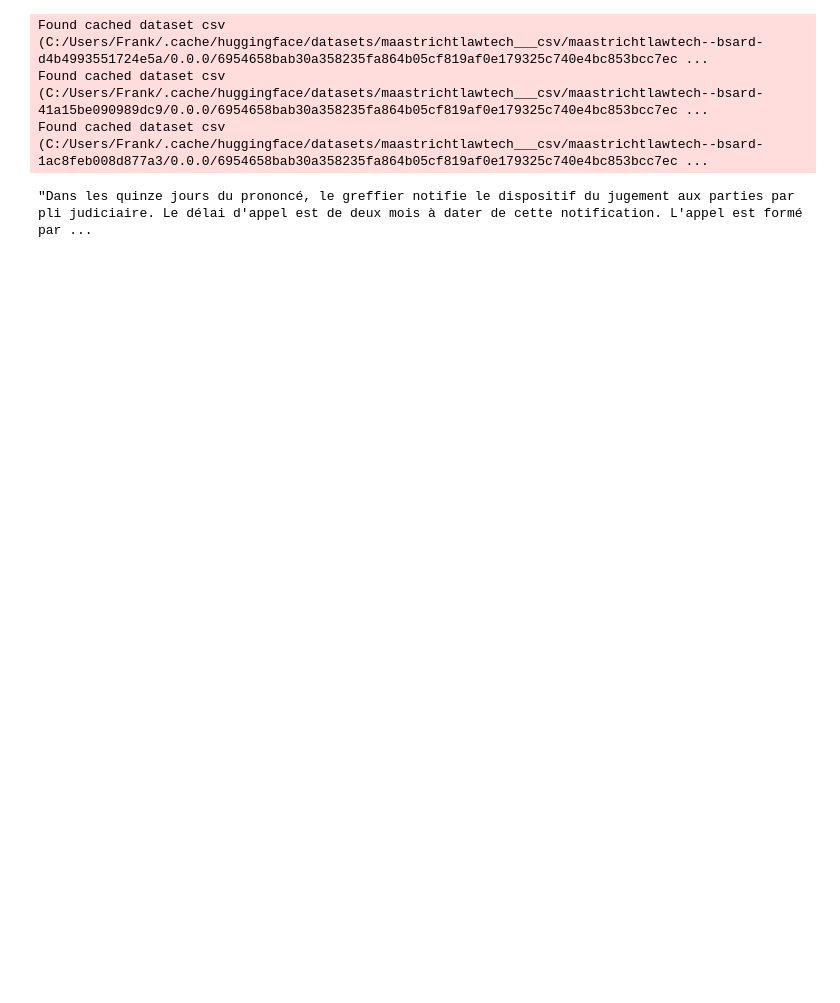
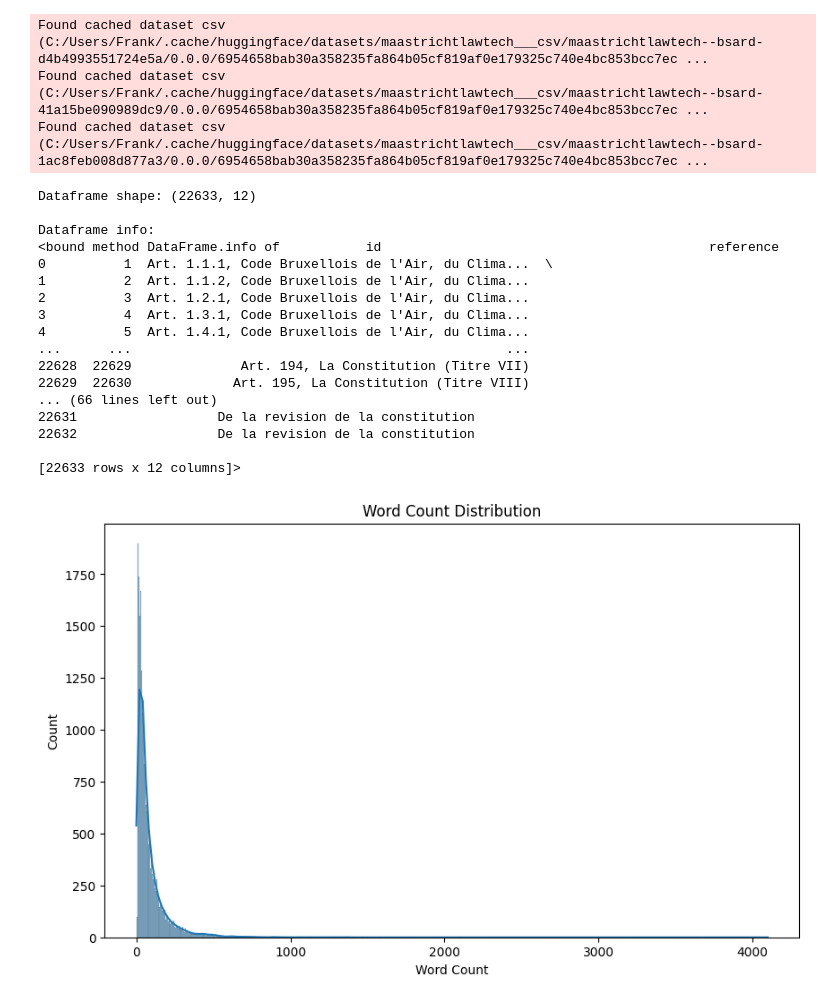
Before and after one commit to franklinrw/Sherlock-Hemlock, a Jupyter notebook: eda.ipynb, the cells around one changed output. Drawn from its saved outputs; the diff is of its cells as text; code cells hidden in the pictures; blank space fills up the shorter version.

```diff
--- a/eda.ipynb
+++ b/eda.ipynb
@@ -24,12 +23,78 @@ from wordcloud import WordCloud
 # %%
-q_train = load_dataset("maastrichtlawtech/bsard", data_files="questions_fr_train.csv", split="train")
-q_test = load_dataset("maastrichtlawtech/bsard", data_files="questions_fr_test.csv", split="train")
-articles = load_dataset("maastrichtlawtech/bsard", data_files="articles_fr.csv", split="train")
+q_train = load_dataset("maastrichtlawtech/bsard", data_files="questions_fr_train.csv", split="train").to_pandas()
+q_test = load_dataset("maastrichtlawtech/bsard", data_files="questions_fr_test.csv", split="train").to_pandas()
+articles = load_dataset("maastrichtlawtech/bsard", data_files="articles_fr.csv", split="train").to_pandas()
 # %% [output]
 Found cached dataset csv (C:/Users/Frank/.cache/huggingface/datasets/maastrichtlawtech___csv/maastrichtlawtech--bsard-d4b4993551724e5a/0.0.0/6954658bab30a358235fa864b05cf819af0e179325c740e4bc853bcc7ec ...
 Found cached dataset csv (C:/Users/Frank/.cache/huggingface/datasets/maastrichtlawtech___csv/maastrichtlawtech--bsard-41a15be090989dc9/0.0.0/6954658bab30a358235fa864b05cf819af0e179325c740e4bc853bcc7ec ...
 Found cached dataset csv (C:/Users/Frank/.cache/huggingface/datasets/maastrichtlawtech___csv/maastrichtlawtech--bsard-1ac8feb008d877a3/0.0.0/6954658bab30a358235fa864b05cf819af0e179325c740e4bc853bcc7ec ...
-# %%
-articles[1000]["article"]
-# %% [output]
-"Dans les quinze jours du prononcé, le greffier notifie le dispositif du jugement aux parties par pli judiciaire. Le délai d'appel est de deux mois à dater de cette notification. L'appel est formé par ...
+# %%
+# Step 2: Load your data into a DataFrame
+# Assuming your data is already in a DataFrame called 'df'
+
+# Step 3: Basic statistics and information
+print("Dataframe shape:", articles.shape)
+print("\nDataframe info:")
+print(articles.info)
+
+# Step 4: Text preprocessing
+def preprocess_text(text):
+    # Remove special characters, numbers and punctuations
+    text = re.sub('[^a-zA-Z]', ' ', text)
+
+    # Convert to lowercase
+    text = text.lower()
+
+    # Tokenize
+    words = nltk.word_tokenize(text)
+
+    # Remove stopwords
+    words = [word for word in words if word not in set(stopwords.words('french'))]
+
+    # Lemmatize
+    lemmatizer = WordNetLemmatizer()
+    words = [lemmatizer.lemmatize(word) for word in words]
+
+    # Reconstruct the sentence
+    text = ' '.join(words)
+    return text
+
+articles['preprocessed_article'] = articles['article'].apply(preprocess_text)
+
+# Step 5: Feature engineering
+articles['word_count'] = articles['preprocessed_article'].apply(lambda x: len(x.split()))
+articles['sentence_count'] = articles['article'].apply(lambda x: len(re.findall("\.", x)))
+
+# Step 6: Data visualization
+# Histogram of word counts
+plt.figure(figsize=(10, 6))
+sns.histplot(articles['word_count'], kde=True)
+plt.title("Word Count Distribution")
+plt.xlabel("Word Count")
+plt.show()
+
+# Histogram of sentence counts
+plt.figure(figsize=(10, 6))
+sns.histplot(articles['sentence_count'], kde=True)
+plt.title("Sentence Count Distribution")
+plt.xlabel("Sentence Count")
+plt.show()
+# %% [output]
+Dataframe shape: (22633, 12)
+
+Dataframe info:
+<bound method DataFrame.info of           id                                          reference
+0          1  Art. 1.1.1, Code Bruxellois de l'Air, du Clima...  \
+1          2  Art. 1.1.2, Code Bruxellois de l'Air, du Clima...
+2          3  Art. 1.2.1, Code Bruxellois de l'Air, du Clima...
+3          4  Art. 1.3.1, Code Bruxellois de l'Air, du Clima...
+4          5  Art. 1.4.1, Code Bruxellois de l'Air, du Clima...
+...      ...                                                ...
+22628  22629              Art. 194, La Constitution (Titre VII)
+22629  22630             Art. 195, La Constitution (Titre VIII)
+... (66 lines left out)
+22631                  De la revision de la constitution
+22632                  De la revision de la constitution
+
+[22633 rows x 12 columns]>
+[figure, added]
```
Also changed, not shown: parts of 2 cells of this notebook.
